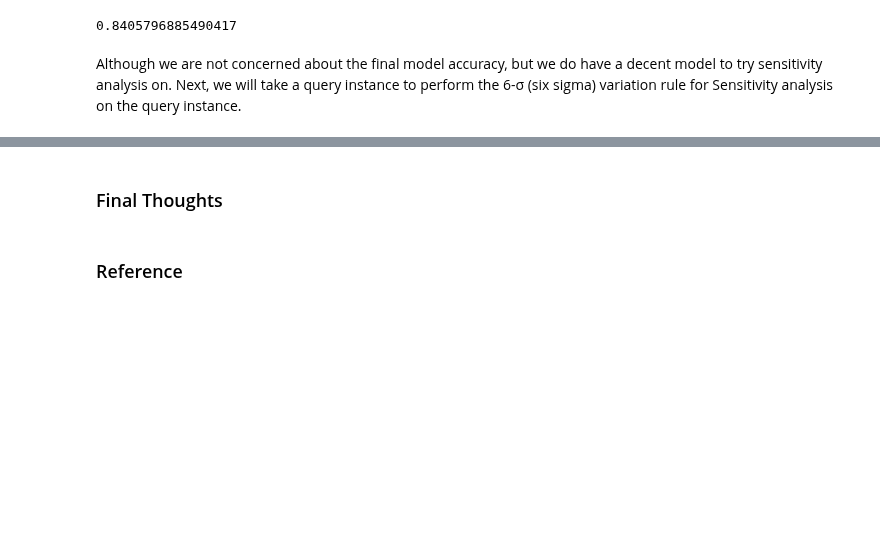
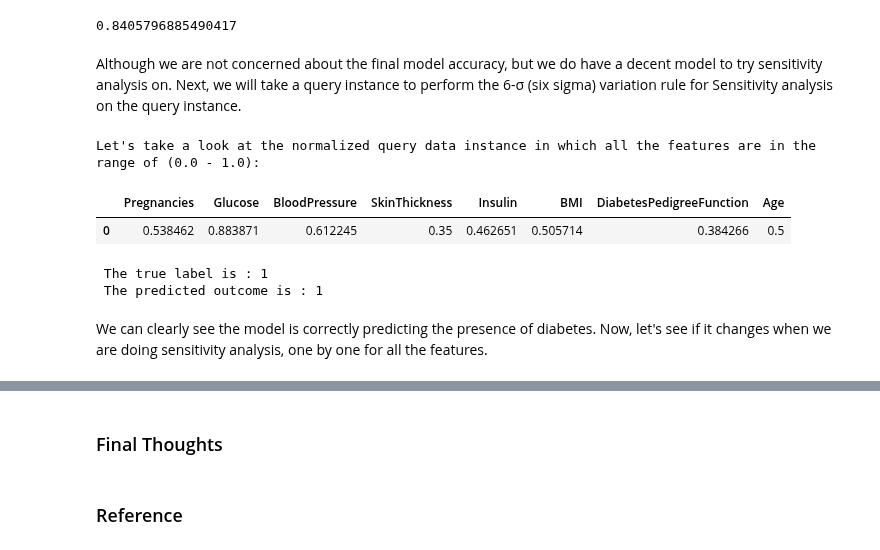
Before and after one commit to PacktPublishing/Applied-Machine-Learning-Explainability-Techniques, a Jupyter notebook: Chapter02/FeatureImportance_SensitivityAnalysis.ipynb, the cells around one changed output, grey strips where cells are left out. Drawn from its saved outputs; the diff is of its cells as text; code cells hidden in the pictures; blank space fills up the shorter version.

```diff
--- a/Chapter02/FeatureImportance_SensitivityAnalysis.ipynb
+++ b/Chapter02/FeatureImportance_SensitivityAnalysis.ipynb
@@ -270,3 +270,22 @@ model.evaluate(x_test, to_categorical(y_test))[1]
 0.8405796885490417
 # %% [markdown]
 Although we are not concerned about the final model accuracy, but we do have a decent model to try sensitivity analysis on. Next, we will take a query instance to perform the 6-σ (six sigma) variation rule for Sensitivity analysis on the query instance.
+# %%
+query_instance = x_test.iloc[5].values.reshape((1,) + x_test.iloc[5].shape)
+print("Let's take a look at the normalized query data instance in which all the features are in the range of (0.0 - 1.0):" )
+df_query = pd.DataFrame(query_instance, columns = input_data.columns)
+df_query
+# %% [output]
+Let's take a look at the normalized query data instance in which all the features are in the range of (0.0 - 1.0):
+|  | Pregnancies | Glucose | BloodPressure | SkinThickness | Insulin | BMI | DiabetesPedigreeFunction | Age |
+| 0 | 0.538462 | 0.883871 | 0.612245 | 0.35 | 0.462651 | 0.505714 | 0.384266 | 0.5 |
+# %%
+predicted_outcome = np.argmax(model.predict(query_instance))
+true_label = int(y_test.iloc[5][0])
+print(f" The true label is : {true_label}")
+print(f" The predicted outcome is : {predicted_outcome}")
+# %% [output]
+ The true label is : 1
+ The predicted outcome is : 1
+# %% [markdown]
+We can clearly see the model is correctly predicting the presence of diabetes. Now, let's see if it changes when we are doing sensitivity analysis, one by one for all the features.
```
Also changed, not shown: parts of 4 cells of this notebook.
